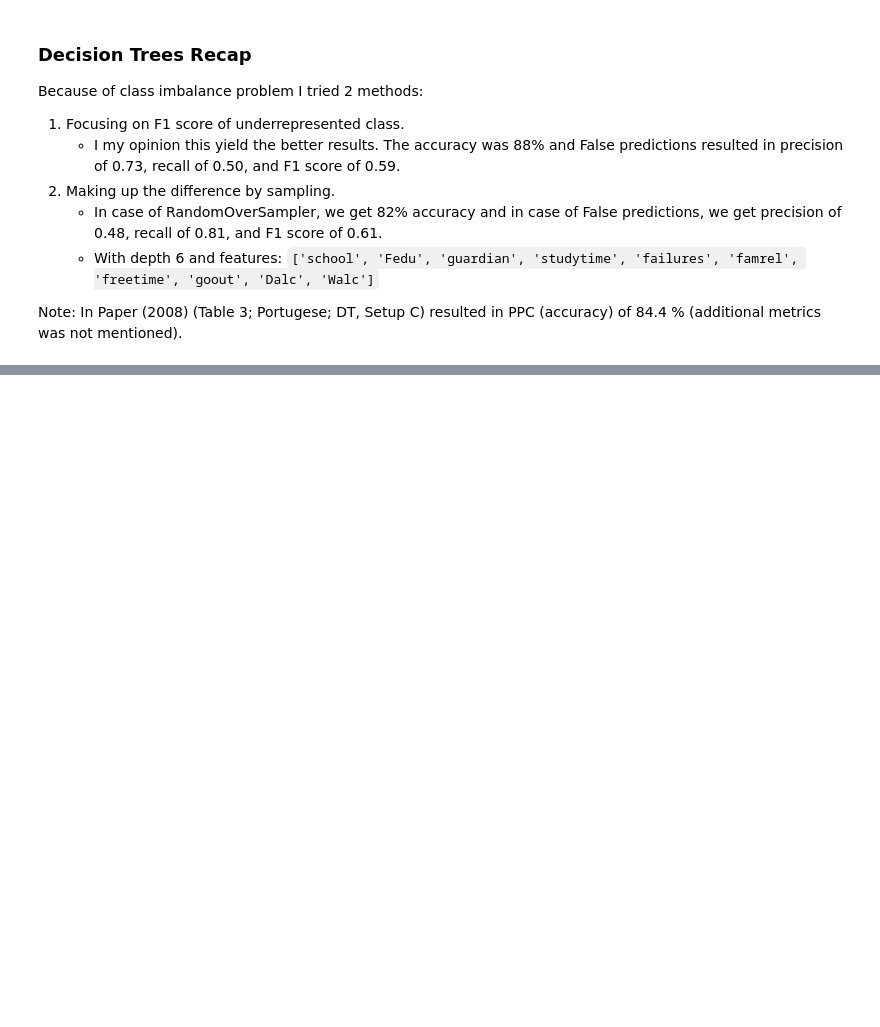
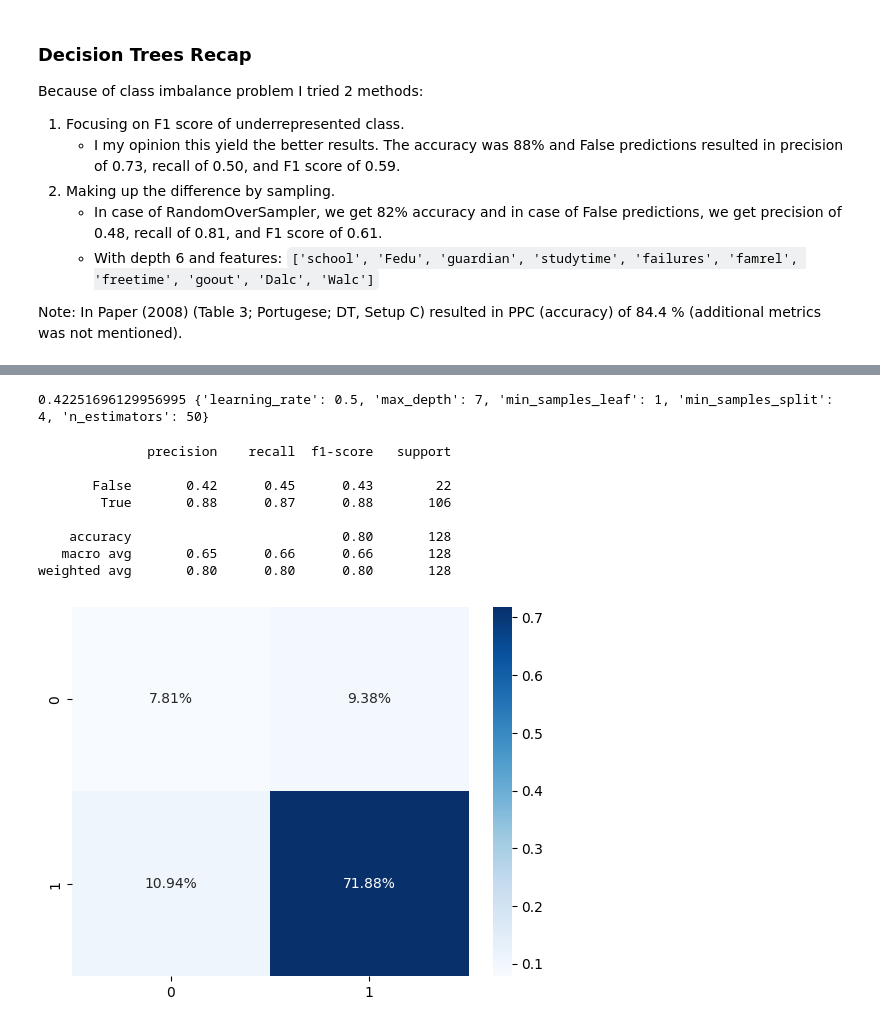
Before and after one commit to slunimara/analysis_student_performance, a Jupyter notebook: student_performance.ipynb, the cells around one changed output, grey strips where cells are left out. Saved outputs shown, nothing was run; the diff lists cells and outputs as text; code cells hidden in the pictures; blank space fills up the shorter version.

```diff
--- a/student_performance.ipynb
+++ b/student_performance.ipynb
@@ -473,0 +539,24 @@ Note: In Paper (2008) (Table 3; Portugese; DT, Setup C) resulted in PPC (accurac
+# %%
+from sklearn.ensemble import GradientBoostingClassifier
+
+# Define the parameter grid for GridSearchCV
+param_grid = {
+    "max_depth": range(3, 10),
+    "n_estimators": [50, 100, 200],
+    "min_samples_split": range(2, 5),
+    "min_samples_leaf": range(1, 5),
+    "learning_rate": [0.1, 0.5, 1.0]
+}
+
+# Create a GradientBoostingClassifier instance
+gbc = GradientBoostingClassifier(random_state=314)
+# Perform grid search with cross-validation
+gs = GridSearchCV(gbc, param_grid, cv=5, scoring=f1_false_scorer, n_jobs=-1)
+pass
+# %%
+X = numerical_data.drop(columns=y_attributes)
+y = numerical_data["G3"] >= 10
+
+X_train, X_test, y_train, y_test = train_test_split(X, y, test_size=0.2, random_state=314)
+
+gs.fit(X_train, y_train)
@@ -473,0 +572,21 @@ Note: In Paper (2008) (Table 3; Portugese; DT, Setup C) resulted in PPC (accurac
+# %%
+print(gs.best_score_, gs.best_params_)
+# %% [output]
+0.42251696129956995 {'learning_rate': 0.5, 'max_depth': 7, 'min_samples_leaf': 1, 'min_samples_split': 4, 'n_estimators': 50}
+# %%
+pred = gs.predict(X_test)
+
+print(classification_report(y_test, pred))
+cf_matrix = confusion_matrix(y_test, pred)
+sns.heatmap(cf_matrix / np.sum(cf_matrix), annot=True, fmt=".2%", cmap="Blues")
+pass
+# %% [output]
+              precision    recall  f1-score   support
+
+       False       0.42      0.45      0.43        22
+        True       0.88      0.87      0.88       106
+
+    accuracy                           0.80       128
+   macro avg       0.65      0.66      0.66       128
+weighted avg       0.80      0.80      0.80       128
+[figure, added]
```
Also changed, not shown: parts of 20 cells of this notebook, 1 other file.
